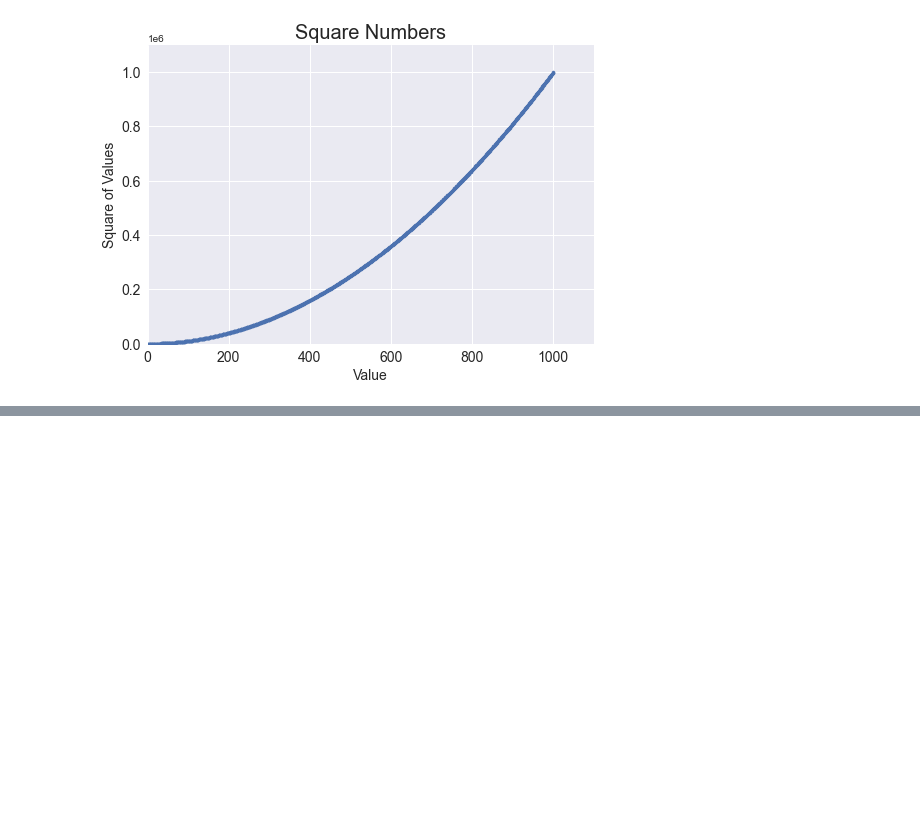
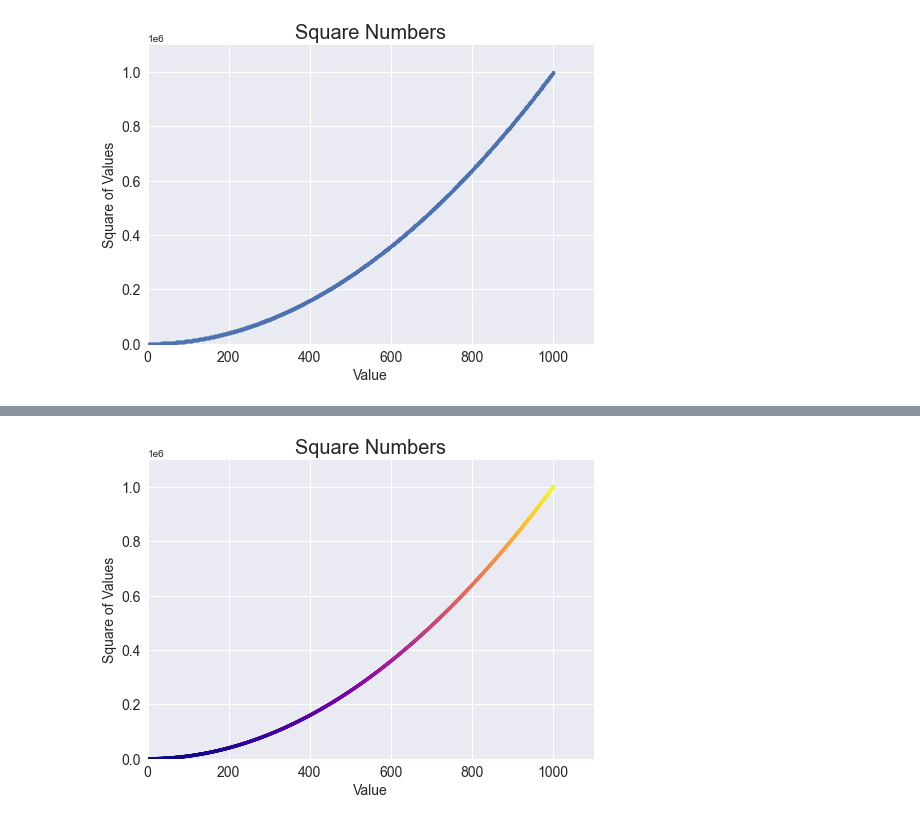
Before and after one commit to RaulMaya/Data-Visualization, a Jupyter notebook: notebooks/scatter_squares.ipynb, the cells around one changed output, grey strips where cells are left out. Saved outputs shown, nothing was run; the diff lists cells and outputs as text; code cells hidden in the pictures; blank space fills up the shorter version.

```diff
--- a/notebooks/scatter_squares.ipynb
+++ b/notebooks/scatter_squares.ipynb
@@ -76,0 +126,27 @@ fig.savefig('../outputs/scatter_output4.png')
+# %%
+# Graph Rev 7
+x_values = range(1, 1001)
+y_values = [x**2 for x in x_values]
+
+plt.style.use('seaborn')
+fig, ax = plt.subplots()
+
+# Using Colormap
+# Colormap references:
+ax.scatter(x_values, y_values, c = y_values, cmap = plt.cm.plasma, s = 10)
+
+# Setting titles and axes names
+ax.set_title('Square Numbers', fontsize = 20)
+ax.set_xlabel('Value', fontsize = 14)
+ax.set_ylabel('Square of Values', fontsize = 14)
+
+# Set size of the ticks labels
+ax.tick_params(axis='both', which='major', labelsize = 14)
+
+# Set the range for each axis
+ax.axis([0, 1100, 0, 1100000])
+
+plt.show()
+fig.savefig('../outputs/scatter_output7.png', bbox_inches = 'tight')
+# %% [output]
+[figure, added]
```
Also changed, not shown: parts of 2 cells of this notebook, 3 other files.
